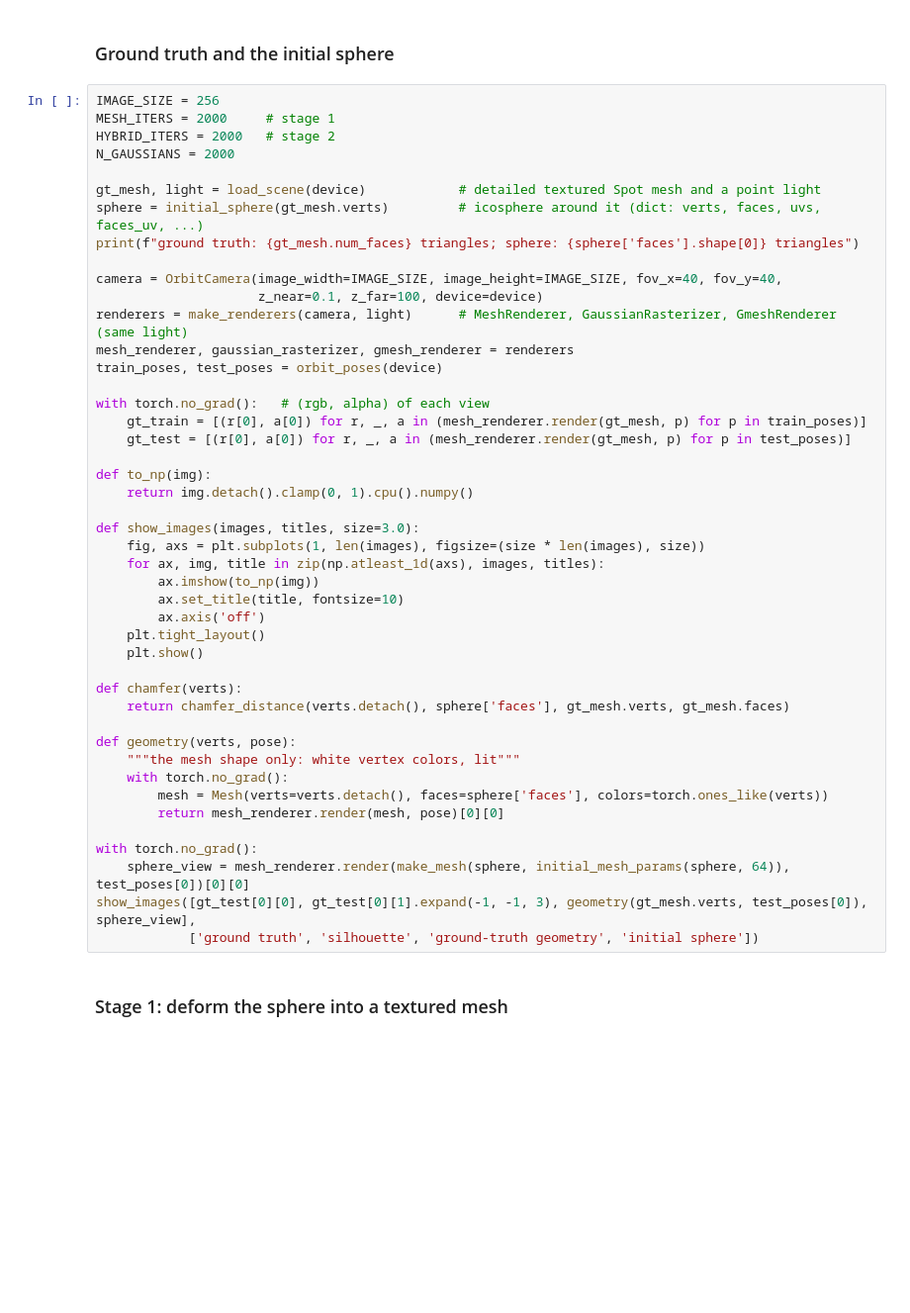
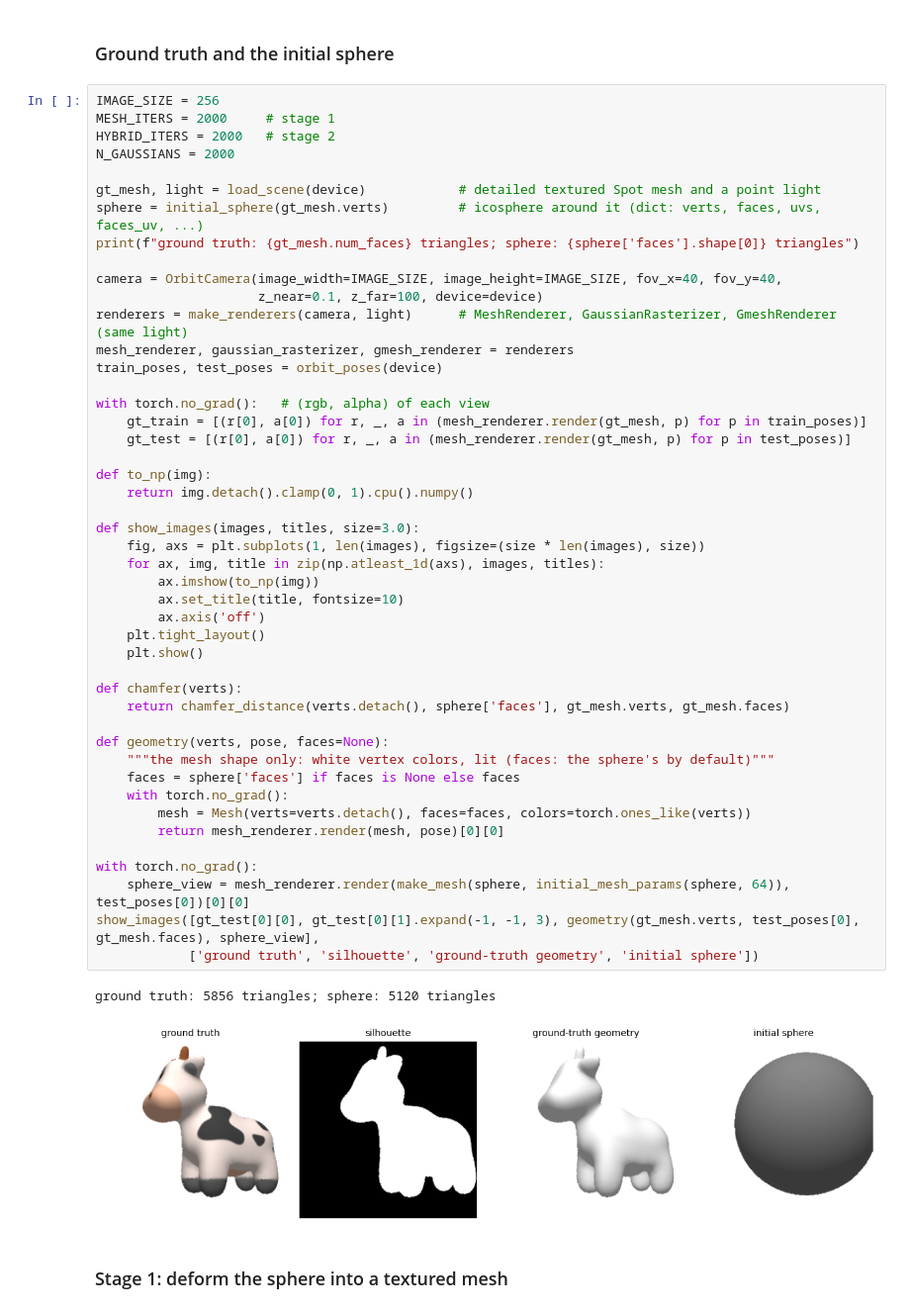
Before and after one commit to PeizhiYan/gmesh, a Jupyter notebook: examples/example-6 - hybrid mesh and gaussians training.ipynb, the cells around one changed output. Shown at 99% size. Saved outputs shown, nothing was run; the diff lists cells and outputs as text; blank space fills up the shorter version.

```diff
--- a/examples/example-6 - hybrid mesh and gaussians training.ipynb
+++ b/examples/example-6 - hybrid mesh and gaussians training.ipynb
@@ -45,37 +47,41 @@ camera = OrbitCamera(image_width=IMAGE_SIZE, image_height=IMAGE_SIZE, fov_x=40,
                      z_near=0.1, z_far=100, device=device)
 renderers = make_renderers(camera, light)      # MeshRenderer, GaussianRasterizer, GmeshRenderer (same light)
 mesh_renderer, gaussian_rasterizer, gmesh_renderer = renderers
 train_poses, test_poses = orbit_poses(device)
 
 with torch.no_grad():   # (rgb, alpha) of each view
     gt_train = [(r[0], a[0]) for r, _, a in (mesh_renderer.render(gt_mesh, p) for p in train_poses)]
     gt_test = [(r[0], a[0]) for r, _, a in (mesh_renderer.render(gt_mesh, p) for p in test_poses)]
 
 def to_np(img):
     return img.detach().clamp(0, 1).cpu().numpy()
 
 def show_images(images, titles, size=3.0):
     fig, axs = plt.subplots(1, len(images), figsize=(size * len(images), size))
     for ax, img, title in zip(np.atleast_1d(axs), images, titles):
         ax.imshow(to_np(img))
         ax.set_title(title, fontsize=10)
         ax.axis('off')
     plt.tight_layout()
     plt.show()
 
 def chamfer(verts):
     return chamfer_distance(verts.detach(), sphere['faces'], gt_mesh.verts, gt_mesh.faces)
 
-def geometry(verts, pose):
-    """the mesh shape only: white vertex colors, lit"""
+def geometry(verts, pose, faces=None):
+    """the mesh shape only: white vertex colors, lit (faces: the sphere's by default)"""
+    faces = sphere['faces'] if faces is None else faces
     with torch.no_grad():
-        mesh = Mesh(verts=verts.detach(), faces=sphere['faces'], colors=torch.ones_like(verts))
+        mesh = Mesh(verts=verts.detach(), faces=faces, colors=torch.ones_like(verts))
         return mesh_renderer.render(mesh, pose)[0][0]
 
 with torch.no_grad():
     sphere_view = mesh_renderer.render(make_mesh(sphere, initial_mesh_params(sphere, 64)), test_poses[0])[0][0]
-show_images([gt_test[0][0], gt_test[0][1].expand(-1, -1, 3), geometry(gt_mesh.verts, test_poses[0]), sphere_view],
+show_images([gt_test[0][0], gt_test[0][1].expand(-1, -1, 3), geometry(gt_mesh.verts, test_poses[0], gt_mesh.faces), sphere_view],
             ['ground truth', 'silhouette', 'ground-truth geometry', 'initial sphere'])
+# %% [output]
+ground truth: 5856 triangles; sphere: 5120 triangles
+[figure, added]
 # %% [markdown]
 ### Stage 1: deform the sphere into a textured mesh
 # %%
```
Also changed, not shown: parts of 6 cells of this notebook.
